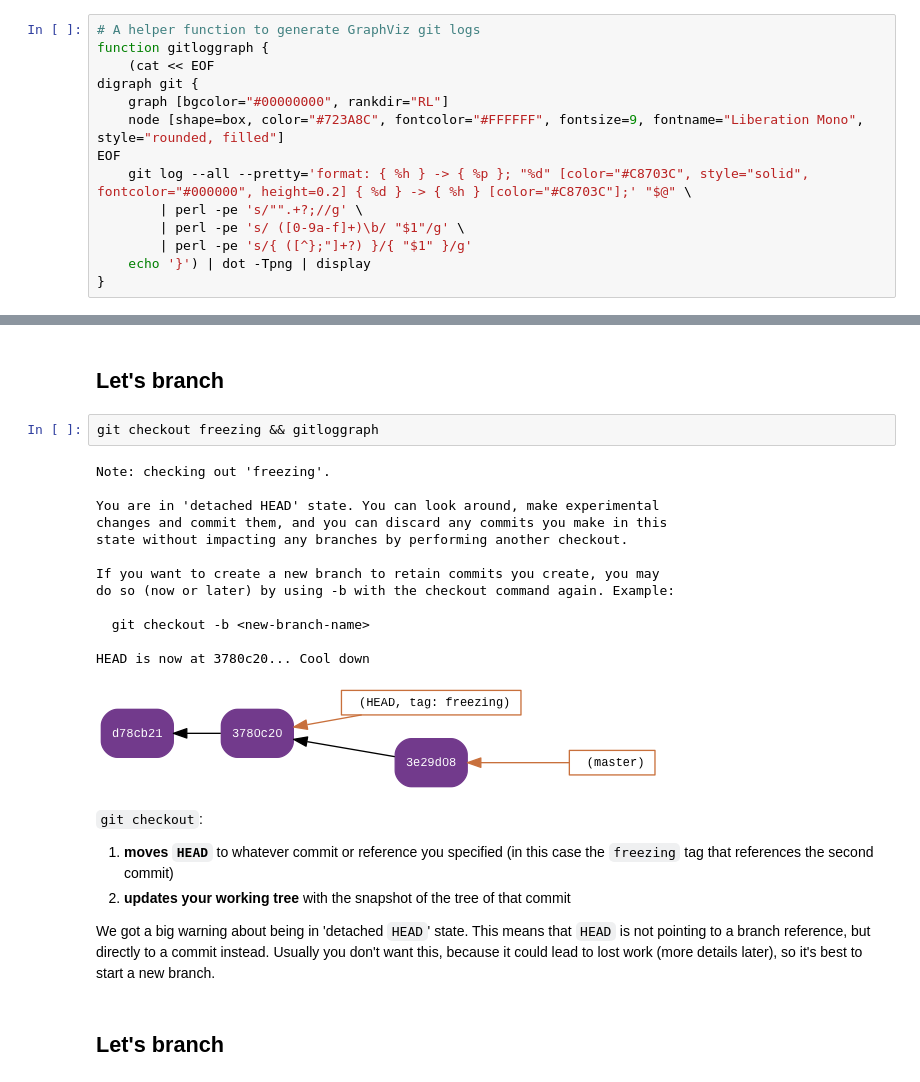
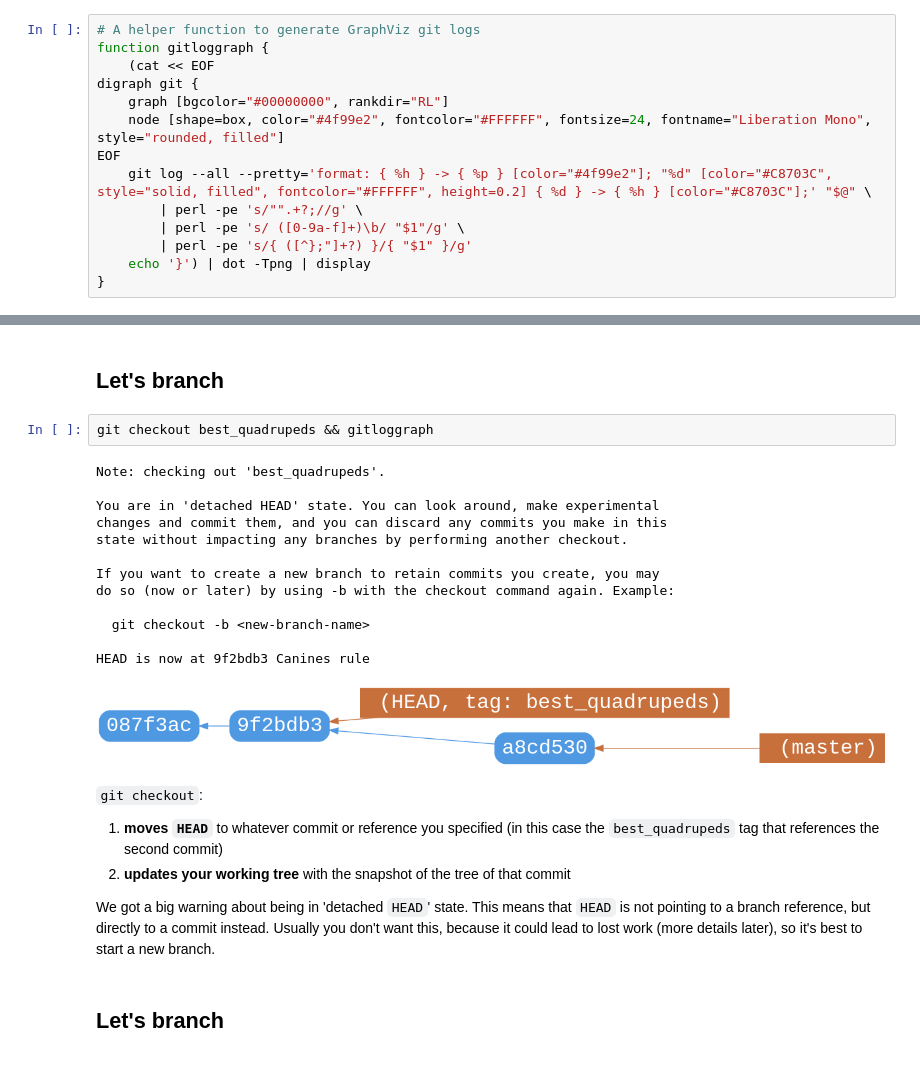
Before and after one commit to sgvandijk/notebooks, a Jupyter notebook: using_git/using_git.ipynb, the cells around one changed output, grey strips where cells are left out. Cells and saved outputs as stored; diff of their text form.

Commit message:
Extend notes and some cells

```diff
--- a/using_git/using_git.ipynb
+++ b/using_git/using_git.ipynb
@@ -35,9 +19,9 @@ function gitloggraph {
     (cat << EOF
 digraph git {
     graph [bgcolor="#00000000", rankdir="RL"]
-    node [shape=box, color="#723A8C", fontcolor="#FFFFFF", fontsize=9, fontname="Liberation Mono", style="rounded, filled"]
+    node [shape=box, color="#4f99e2", fontcolor="#FFFFFF", fontsize=24, fontname="Liberation Mono", style="rounded, filled"]
 EOF
-    git log --all --pretty='format: { %h } -> { %p }; "%d" [color="#C8703C", style="solid", fontcolor="#000000", height=0.2] { %d } -> { %h } [color="#C8703C"];' "$@" \
+    git log --all --pretty='format: { %h } -> { %p } [color="#4f99e2"]; "%d" [color="#C8703C", style="solid, filled", fontcolor="#FFFFFF", height=0.2] { %d } -> { %h } [color="#C8703C"];' "$@" \
         | perl -pe 's/"".+?;//g' \
         | perl -pe 's/ ([0-9a-f]+)\b/ "$1"/g' \
         | perl -pe 's/{ ([^};"]+?) }/{ "$1" }/g'
@@ -260,24 +276,24 @@ Note that the `master` branch reference moved to the new commit, along with `HEA
 # %% [markdown]
 ## Let's branch
 # %%
-git checkout freezing && gitloggraph
+git checkout best_quadrupeds && gitloggraph
 # %% [output]
-Note: checking out 'freezing'.
+Note: checking out 'best_quadrupeds'.
 
 You are in 'detached HEAD' state. You can look around, make experimental
 changes and commit them, and you can discard any commits you make in this
 state without impacting any branches by performing another checkout.
 
 If you want to create a new branch to retain commits you create, you may
 do so (now or later) by using -b with the checkout command again. Example:
 
   git checkout -b <new-branch-name>
 
-HEAD is now at 3780c20... Cool down
+HEAD is now at 9f2bdb3 Canines rule
-[figure, old version]
+[figure, new version]
 # %% [markdown]
 `git checkout`:
-1. **moves `HEAD`** to whatever commit or reference you specified (in this case the `freezing` tag that references the second commit)
+1. **moves `HEAD`** to whatever commit or reference you specified (in this case the `best_quadrupeds` tag that references the second commit)
 2. **updates your working tree** with the snapshot of the tree of that commit
 
 We got a big warning about being in 'detached `HEAD`' state. This means that `HEAD` is not pointing to a branch reference, but directly to a commit instead. Usually you don't want this, because it could lead to lost work (more details later), so it's best to start a new branch.
```
Also changed, not shown: parts of 106 cells of this notebook.
